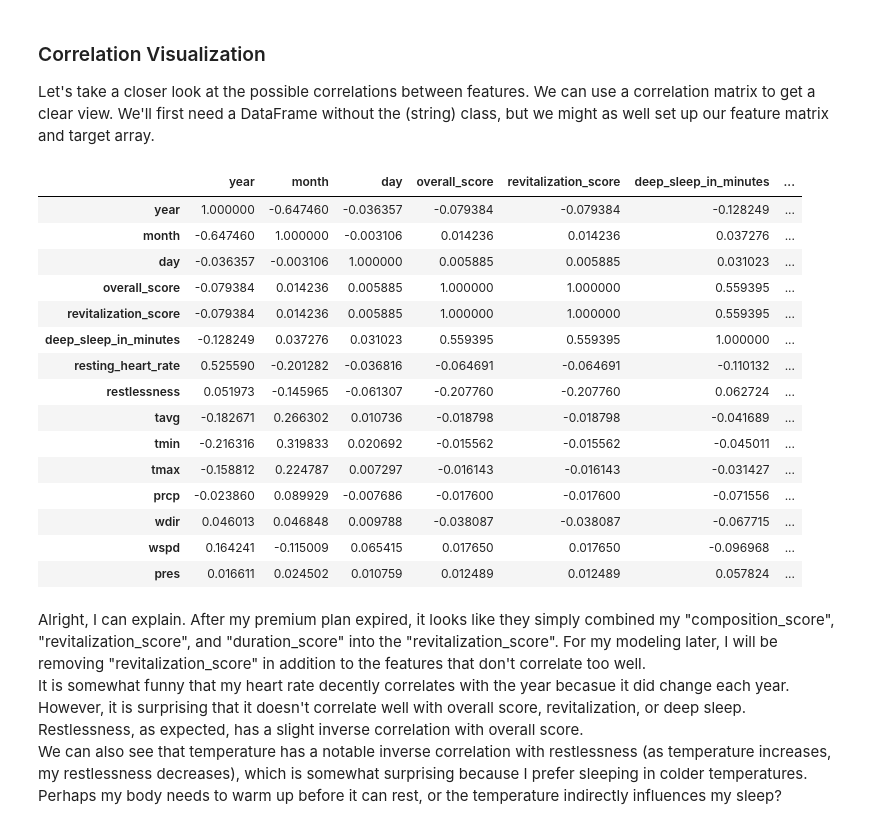
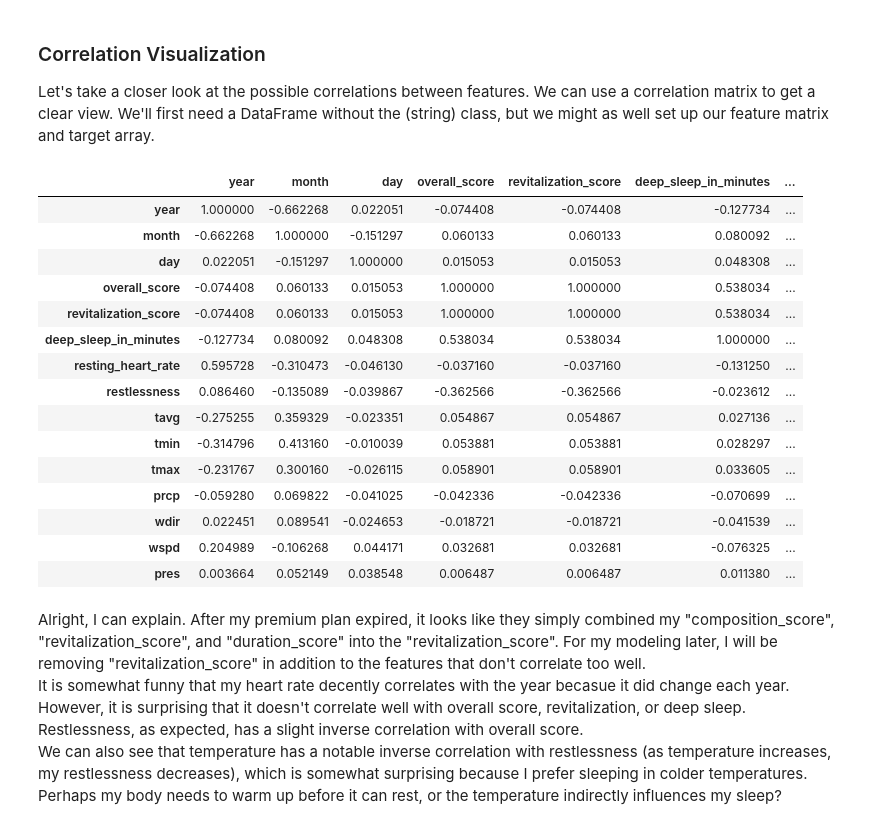
Before and after one commit to Justin-cmd359/Quantified-Self-Project-for-CPSC222, a Jupyter notebook: Project.ipynb, the cells around one changed output. Drawn from its saved outputs; the diff is of its cells as text; code cells hidden in the pictures.

```diff
--- a/Project.ipynb
+++ b/Project.ipynb
@@ -114,10 +116,13 @@ fall_2024 = merged_df.loc["2024-12-12" : "2024-08-26"]
 fall_2024.to_csv("Fall 2024.csv")
 spring_2025 = merged_df.loc["2025-05-09" : "2025-01-14"]
 spring_2025.to_csv("Spring 2025.csv")
+just_school = pd.concat([spring_2025, fall_2024, spring_2024, fall_2023])
 # %%
 # Pandas datetime object
 merged_df = utils.create_datetime_columns(merged_df)
 merged_df.to_csv("merged_df.csv")
+just_school = utils.create_datetime_columns(just_school)
+just_school.to_csv("Just School.csv")
 # %% [markdown]
 The biggest challenge with cleaning was relearning and applying new techniques I haven't applied before.
 # %% [markdown]
@@ -155,25 +166,25 @@ It is fascinating to see how my sleep patterns have behaved over time. Variation
 ### Correlation Visualization
 Let's take a closer look at the possible correlations between features. We can use a correlation matrix to get a clear view. We'll first need a DataFrame without the (string) class, but we might as well set up our feature matrix and target array.
 # %%
-corr_df = merged_df.corr()
+corr_df = just_school.corr()
 corr_df.style.background_gradient(cmap="bwr")
 # %% [output]
 |  | year | month | day | overall_score | revitalization_score | deep_sleep_in_minutes | ... |
-| year | 1.000000 | -0.647460 | -0.036357 | -0.079384 | -0.079384 | -0.128249 | ... |
-| month | -0.647460 | 1.000000 | -0.003106 | 0.014236 | 0.014236 | 0.037276 | ... |
-| day | -0.036357 | -0.003106 | 1.000000 | 0.005885 | 0.005885 | 0.031023 | ... |
-| overall_score | -0.079384 | 0.014236 | 0.005885 | 1.000000 | 1.000000 | 0.559395 | ... |
-| revitalization_score | -0.079384 | 0.014236 | 0.005885 | 1.000000 | 1.000000 | 0.559395 | ... |
-| deep_sleep_in_minutes | -0.128249 | 0.037276 | 0.031023 | 0.559395 | 0.559395 | 1.000000 | ... |
-| resting_heart_rate | 0.525590 | -0.201282 | -0.036816 | -0.064691 | -0.064691 | -0.110132 | ... |
-| restlessness | 0.051973 | -0.145965 | -0.061307 | -0.207760 | -0.207760 | 0.062724 | ... |
-| tavg | -0.182671 | 0.266302 | 0.010736 | -0.018798 | -0.018798 | -0.041689 | ... |
-| tmin | -0.216316 | 0.319833 | 0.020692 | -0.015562 | -0.015562 | -0.045011 | ... |
-| tmax | -0.158812 | 0.224787 | 0.007297 | -0.016143 | -0.016143 | -0.031427 | ... |
-| prcp | -0.023860 | 0.089929 | -0.007686 | -0.017600 | -0.017600 | -0.071556 | ... |
-| wdir | 0.046013 | 0.046848 | 0.009788 | -0.038087 | -0.038087 | -0.067715 | ... |
-| wspd | 0.164241 | -0.115009 | 0.065415 | 0.017650 | 0.017650 | -0.096968 | ... |
-| pres | 0.016611 | 0.024502 | 0.010759 | 0.012489 | 0.012489 | 0.057824 | ... |
+| year | 1.000000 | -0.662268 | 0.022051 | -0.074408 | -0.074408 | -0.127734 | ... |
+| month | -0.662268 | 1.000000 | -0.151297 | 0.060133 | 0.060133 | 0.080092 | ... |
+| day | 0.022051 | -0.151297 | 1.000000 | 0.015053 | 0.015053 | 0.048308 | ... |
+| overall_score | -0.074408 | 0.060133 | 0.015053 | 1.000000 | 1.000000 | 0.538034 | ... |
+| revitalization_score | -0.074408 | 0.060133 | 0.015053 | 1.000000 | 1.000000 | 0.538034 | ... |
+| deep_sleep_in_minutes | -0.127734 | 0.080092 | 0.048308 | 0.538034 | 0.538034 | 1.000000 | ... |
+| resting_heart_rate | 0.595728 | -0.310473 | -0.046130 | -0.037160 | -0.037160 | -0.131250 | ... |
+| restlessness | 0.086460 | -0.135089 | -0.039867 | -0.362566 | -0.362566 | -0.023612 | ... |
+| tavg | -0.275255 | 0.359329 | -0.023351 | 0.054867 | 0.054867 | 0.027136 | ... |
+| tmin | -0.314796 | 0.413160 | -0.010039 | 0.053881 | 0.053881 | 0.028297 | ... |
+| tmax | -0.231767 | 0.300160 | -0.026115 | 0.058901 | 0.058901 | 0.033605 | ... |
+| prcp | -0.059280 | 0.069822 | -0.041025 | -0.042336 | -0.042336 | -0.070699 | ... |
+| wdir | 0.022451 | 0.089541 | -0.024653 | -0.018721 | -0.018721 | -0.041539 | ... |
+| wspd | 0.204989 | -0.106268 | 0.044171 | 0.032681 | 0.032681 | -0.076325 | ... |
+| pres | 0.003664 | 0.052149 | 0.038548 | 0.006487 | 0.006487 | 0.011380 | ... |
 # %% [markdown]
 Alright, I can explain. After my premium plan expired, it looks like they simply combined my "composition_score", "revitalization_score", and "duration_score" into the "revitalization_score". For my modeling later, I will be removing "revitalization_score" in addition to the features that don't correlate too well.
 It is somewhat funny that my heart rate decently correlates with the year becasue it did change each year. However, it is surprising that it doesn't correlate well with overall score, revitalization, or deep sleep.
```
Also changed, not shown: parts of 6 cells of this notebook, 1 other file.
